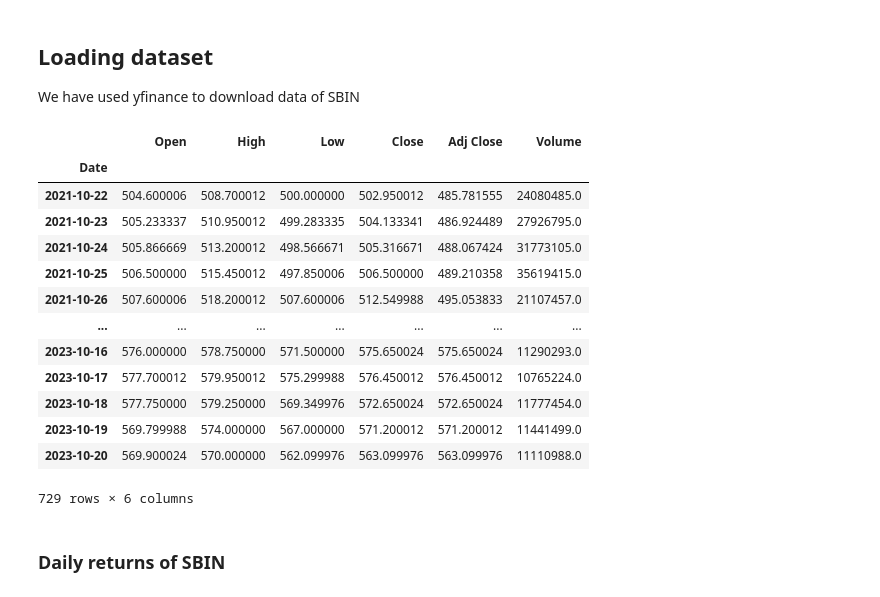
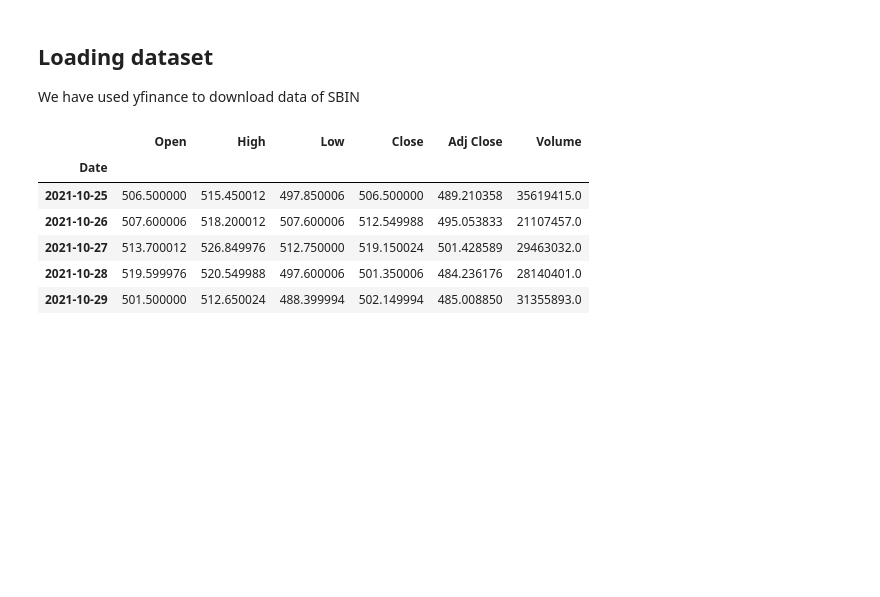
Before and after one commit to pratham0404/ARIMA_SVM_stock_predictor, a Jupyter notebook: Arima_StockPrediction.ipynb, the cells around one changed output. Cells and saved outputs as stored; diff of their text form; code cells hidden in the pictures; blank space fills up the shorter version.

```diff
--- a/Arima_StockPrediction.ipynb
+++ b/Arima_StockPrediction.ipynb
@@ -32,27 +32,18 @@ We have used yfinance to download data of SBIN
 # %%
 from datetime import datetime
 import yfinance as yf
 end = datetime.now()
 start = datetime(end.year - 2, end.month, end.day)
 
 data = yf.download("SBIN.NS", start, end,interval="1d",progress=False)
 data = data.resample('D').asfreq()
 data=data.interpolate(method='linear')
-data
+data.head()
 # %% [output]
 |  | Open | High | Low | Close | Adj Close | Volume |
 | Date |  |  |  |  |  |  |
-| 2021-10-22 | 504.600006 | 508.700012 | 500.000000 | 502.950012 | 485.781555 | 24080485.0 |
-| 2021-10-23 | 505.233337 | 510.950012 | 499.283335 | 504.133341 | 486.924489 | 27926795.0 |
-| 2021-10-24 | 505.866669 | 513.200012 | 498.566671 | 505.316671 | 488.067424 | 31773105.0 |
 | 2021-10-25 | 506.500000 | 515.450012 | 497.850006 | 506.500000 | 489.210358 | 35619415.0 |
 | 2021-10-26 | 507.600006 | 518.200012 | 507.600006 | 512.549988 | 495.053833 | 21107457.0 |
-| ... | ... | ... | ... | ... | ... | ... |
-| 2023-10-16 | 576.000000 | 578.750000 | 571.500000 | 575.650024 | 575.650024 | 11290293.0 |
-| 2023-10-17 | 577.700012 | 579.950012 | 575.299988 | 576.450012 | 576.450012 | 10765224.0 |
-| 2023-10-18 | 577.750000 | 579.250000 | 569.349976 | 572.650024 | 572.650024 | 11777454.0 |
-| 2023-10-19 | 569.799988 | 574.000000 | 567.000000 | 571.200012 | 571.200012 | 11441499.0 |
-| 2023-10-20 | 569.900024 | 570.000000 | 562.099976 | 563.099976 | 563.099976 | 11110988.0 |
+| 2021-10-27 | 513.700012 | 526.849976 | 512.750000 | 519.150024 | 501.428589 | 29463032.0 |
+| 2021-10-28 | 519.599976 | 520.549988 | 497.600006 | 501.350006 | 484.236176 | 28140401.0 |
+| 2021-10-29 | 501.500000 | 512.650024 | 488.399994 | 502.149994 | 485.008850 | 31355893.0 |
-729 rows × 6 columns
-# %% [markdown]
-### Daily returns of SBIN
```
Also changed, not shown: parts of 10 cells of this notebook.
